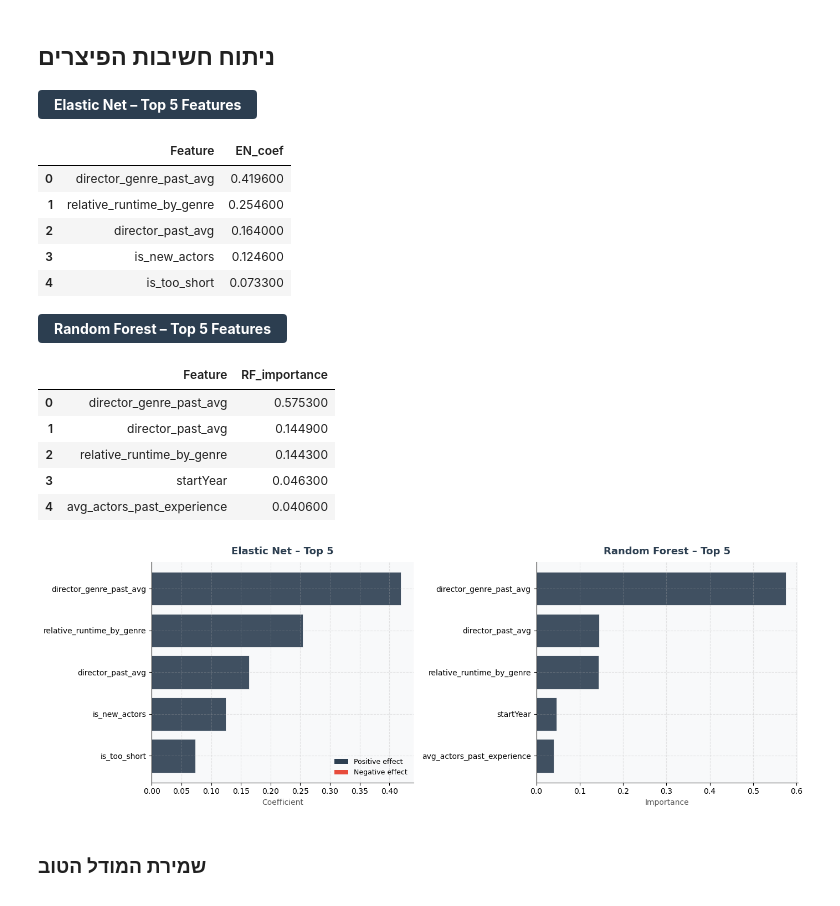
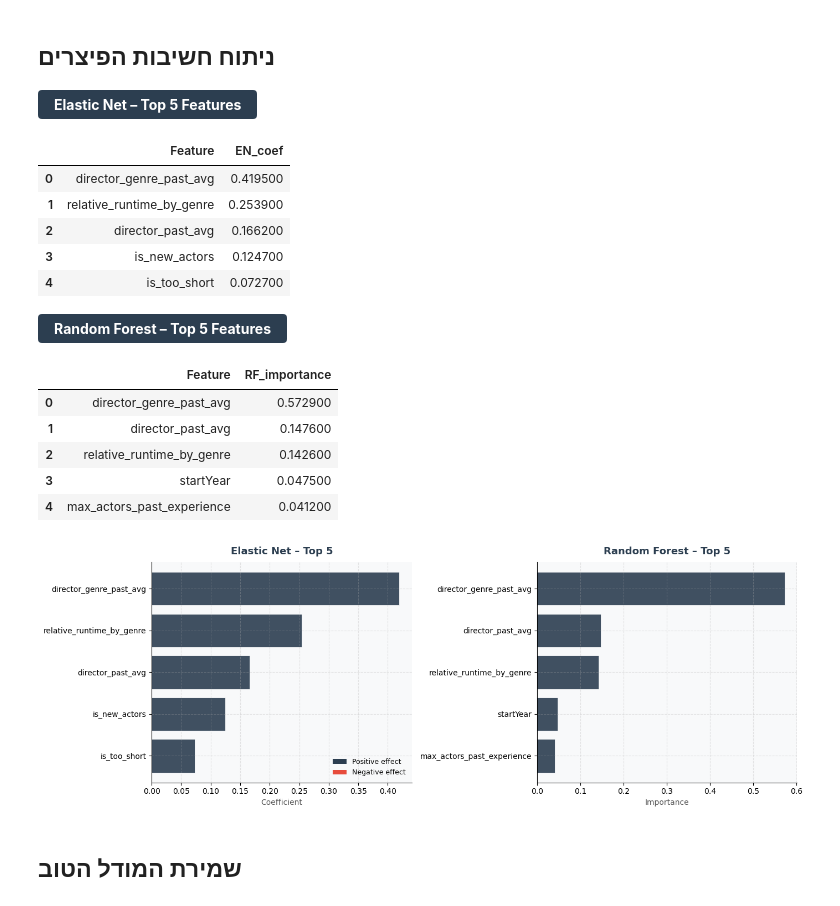
Before and after one commit to shirelhaddad/machine-learning, a Jupyter notebook: 162885cc________________________.ipynb, the cells around one changed output. Drawn from its saved outputs; the diff is of its cells as text; code cells hidden in the pictures.

```diff
--- a/162885cc________________________.ipynb
+++ b/162885cc________________________.ipynb
@@ -395,12 +391,13 @@ X = dataset_clean.drop(columns=['averageRating'])
 # רשימת הפיצ'רים המספריים הסופיים
 FEATURE_COLS = [
     'startYear', 'num_genres', 'is_too_short', 'is_too_long','is_new_director', 'is_new_actors',
-    'relative_runtime_by_genre', 'director_past_avg', 'avg_actors_past_experience', 'director_genre_past_avg']
+    'relative_runtime_by_genre', 'director_past_avg', 'max_actors_past_experience', 'director_genre_past_avg']
 
 feature_engineering_pipeline = Pipeline(steps=[
     ('relative_runtime', RelativeRuntimeTransformer()),
     ('actor_exp', ActorExpTransformer()),
     ('director_avg', DirectorAvgTransformer())])
+
 # הגדרת ה-Preprocessor
 preprocessor = ColumnTransformer(transformers=[
     ('num', Pipeline(steps=[
@@ -408,30 +405,24 @@ preprocessor = ColumnTransformer(transformers=[
         ('scaler',  StandardScaler())]), FEATURE_COLS)], remainder='drop')
 
 # הגדרת רשתות פרמטרים
-param_grid_en = {
-    'alpha':    [0.001, 0.01, 0.1],
-    'l1_ratio': [0.2, 0.5, 0.8],}
-
-param_grid_rf = {
-    'max_depth':        [6, 10, 15],
-    'min_samples_leaf': [10, 20, 40],}
-
+param_grid_en = {'alpha':    [0.001, 0.01, 0.1],
+                 'l1_ratio': [0.2, 0.5, 0.8],}
+param_grid_rf = {'max_depth':        [6, 10, 15],
+                'min_samples_leaf': [10, 20, 40],}
 # ה-Pipelines הסופיים והמוגנים מ-Data Leakage
 pipeline_en = Pipeline(steps=[
     ('feature_eng', feature_engineering_pipeline),
     ('preprocessor', preprocessor),
     ('model', GridSearchCV(
         ElasticNet(max_iter=2000, random_state=42),
-        param_grid_en, cv=3, scoring='neg_mean_squared_error', n_jobs=-1
-    )),
+        param_grid_en, cv=3, scoring='neg_mean_squared_error', n_jobs=-1 )),
 ])
 
 pipeline_rf = Pipeline(steps=[
-    ('feature_eng', feature_engineering_pipeline),
+    ('feature_eng', clone(feature_engineering_pipeline)),
     ('preprocessor', preprocessor),
     ('model', GridSearchCV(
         RandomForestRegressor(n_estimators=60, random_state=42, n_jobs=-1),
-        param_grid_rf, cv=3, scoring='neg_mean_squared_error', n_jobs=-1
-    )),
+        param_grid_rf, cv=3, scoring='neg_mean_squared_error', n_jobs=-1)),
 ])
 # %% [markdown]
@@ -1092,10 +1074,9 @@ en_coefs = pipeline_en['model'].best_estimator_.coef_
 rf_importances = pipeline_rf['model'].best_estimator_.feature_importances_
 
 feat_df = pd.DataFrame({
-    'Feature':       FEATURE_COLS,
-    'EN_coef':       en_coefs,
-    'RF_importance': rf_importances,
-})
+    'Feature':FEATURE_COLS,
+    'EN_coef':en_coefs,
+    'RF_importance': rf_importances,})
 # top-5 לפי כל מודל בנפרד
 top5_en = feat_df.reindex(feat_df['EN_coef'].abs().sort_values(ascending=False).index).head(5)
 top5_rf = feat_df.sort_values('RF_importance', ascending=False).head(5)
@@ -1135,47 +1116,45 @@ axes[0].barh(range(len(en_sorted)), en_sorted.values,
 axes[0].set_yticks(range(len(en_sorted)))
 axes[0].set_yticklabels(en_sorted.index, fontsize=10)
 axes[0].axvline(0, color='#2c3e50', linewidth=1.2)
 axes[0].set_xlabel('Coefficient', color='#555')
 axes[0].set_facecolor('#f8f9fa')
 axes[0].spines[['top', 'right']].set_visible(False)
 axes[0].set_title('Elastic Net – Top 5', fontsize=13,
                   fontweight='bold', color='#2c3e50', pad=10)
 
-from matplotlib.patches import Patch
 axes[0].legend(handles=[Patch(fc='#2c3e50', label='Positive effect'),
                          Patch(fc='#e74c3c', label='Negative effect')],
                frameon=False, fontsize=9)
 
 # Random Forest — importance
 rf_sorted = top5_rf.set_index('Feature')['RF_importance'].sort_values()
 axes[1].barh(range(len(rf_sorted)), rf_sorted.values,
              color='#2c3e50', edgecolor='white', linewidth=0.6, alpha=0.9)
 axes[1].set_yticks(range(len(rf_sorted)))
 axes[1].set_yticklabels(rf_sorted.index, fontsize=10)
 axes[1].set_xlabel('Importance', color='#555')
 axes[1].set_facecolor('#f8f9fa')
 axes[1].spines[['top', 'right']].set_visible(False)
-axes[1].set_title('Random Forest – Top 5', fontsize=13,
-                  fontweight='bold', color='#2c3e50', pad=10)
+axes[1].set_title('Random Forest – Top 5', fontsize=13,fontweight='bold', color='#2c3e50', pad=10)
 
 plt.tight_layout()
 plt.show()
 # %% [output]
 Elastic Net – Top 5 Features
 |  | Feature | EN_coef |
-| 0 | director_genre_past_avg | 0.419600 |
-| 1 | relative_runtime_by_genre | 0.254600 |
-| 2 | director_past_avg | 0.164000 |
-| 3 | is_new_actors | 0.124600 |
-| 4 | is_too_short | 0.073300 |
+| 0 | director_genre_past_avg | 0.419500 |
+| 1 | relative_runtime_by_genre | 0.253900 |
+| 2 | director_past_avg | 0.166200 |
+| 3 | is_new_actors | 0.124700 |
+| 4 | is_too_short | 0.072700 |
 Random Forest – Top 5 Features
 |  | Feature | RF_importance |
-| 0 | director_genre_past_avg | 0.575300 |
-| 1 | director_past_avg | 0.144900 |
-| 2 | relative_runtime_by_genre | 0.144300 |
-| 3 | startYear | 0.046300 |
-| 4 | avg_actors_past_experience | 0.040600 |
+| 0 | director_genre_past_avg | 0.572900 |
+| 1 | director_past_avg | 0.147600 |
+| 2 | relative_runtime_by_genre | 0.142600 |
+| 3 | startYear | 0.047500 |
+| 4 | max_actors_past_experience | 0.041200 |
 [figure]
 # %% [markdown]
-### שמירת המודל הטוב
+## שמירת המודל הטוב
 # %%
```
Also changed, not shown: parts of 14 cells of this notebook.
